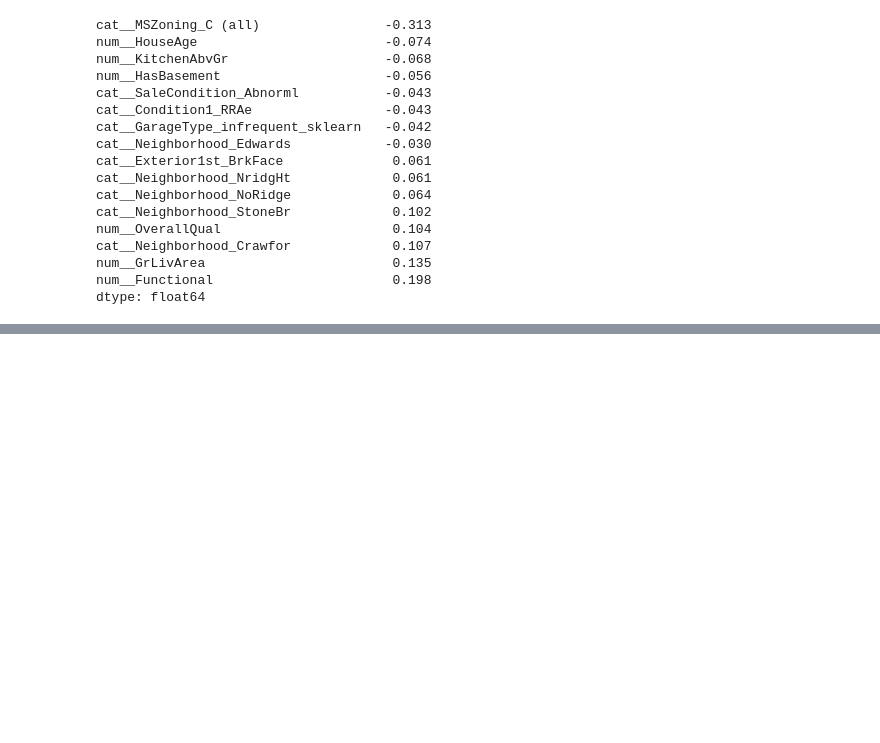
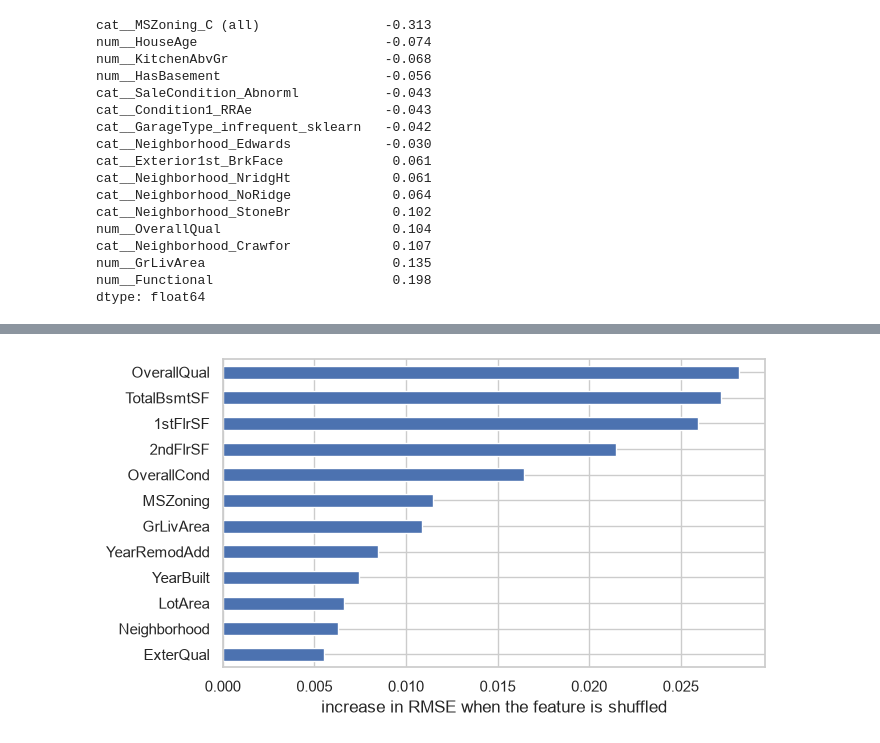
Before and after one commit to Hakimaj/house-prices-kaggle, a Jupyter notebook: notebooks/02_modeling.ipynb, the cells around one changed output, grey strips where cells are left out. Saved outputs shown, nothing was run; the diff lists cells and outputs as text; code cells hidden in the pictures; blank space fills up the shorter version.

```diff
--- a/notebooks/02_modeling.ipynb
+++ b/notebooks/02_modeling.ipynb
@@ -176,0 +226,20 @@ dtype: float64
+# %%
+from scipy.stats import loguniform, randint, uniform
+from sklearn.ensemble import GradientBoostingRegressor
+from sklearn.model_selection import RandomizedSearchCV
+
+search = RandomizedSearchCV(
+ build_pipeline(GradientBoostingRegressor(n_estimators=600, loss="huber", max_features="sqrt",
+                                          random_state=RANDOM_STATE), scale=False),
+ param_distributions={
+ "model__learning_rate": loguniform(0.01, 0.1),
+ "model__max_depth": randint(2, 6),
+ "model__min_samples_leaf": randint(5, 30),
+ "model__subsample": uniform(0.6, 0.4), # 0.6 to 1.0
+ },
+ n_iter=12, cv=CV, scoring="neg_root_mean_squared_error",
+ random_state=RANDOM_STATE, n_jobs=-1, verbose=1,
+)
+search.fit(X, y)
+print("best CV RMSE:", round(-search.best_score_, 4))
+print(search.best_params_)
@@ -176,0 +358,14 @@ dtype: float64
+# %%
+from sklearn.inspection import permutation_importance
+from sklearn.model_selection import train_test_split
+
+X_tr, X_va, y_tr, y_va = train_test_split(X, y, test_size=0.2, random_state=RANDOM_STATE)
+gbr = models["gbr"].fit(X_tr, y_tr) # fit on 80%, explain on the unseen 20%
+
+r = permutation_importance(gbr, X_va, y_va, scoring="neg_root_mean_squared_error",
+ n_repeats=5, random_state=RANDOM_STATE, n_jobs=-1)
+imp = pd.Series(r.importances_mean, index=X_va.columns).sort_values(ascending=False)
+imp.head(12).iloc[::-1].plot(kind="barh", figsize=(7, 4))
+plt.xlabel("increase in RMSE when the feature is shuffled"); plt.show()
+# %% [output]
+[figure, added]
```
Also changed, not shown: parts of 11 cells of this notebook, 5 other files.
